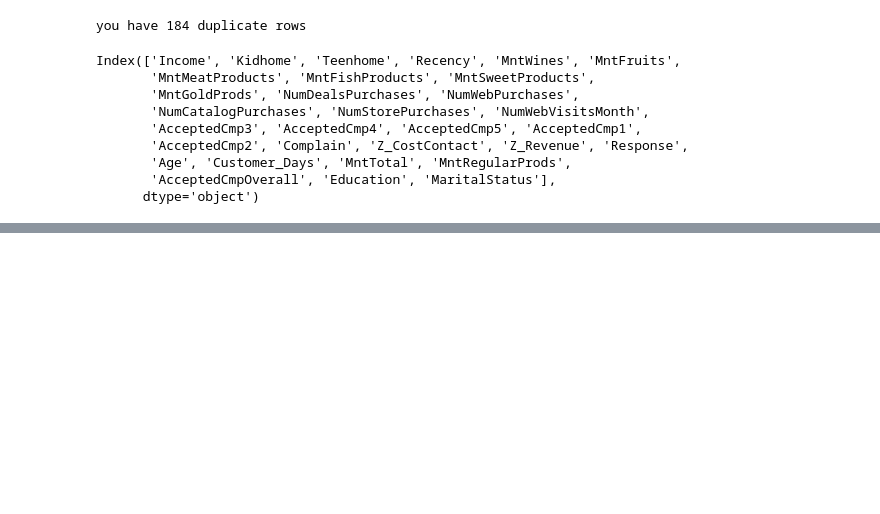
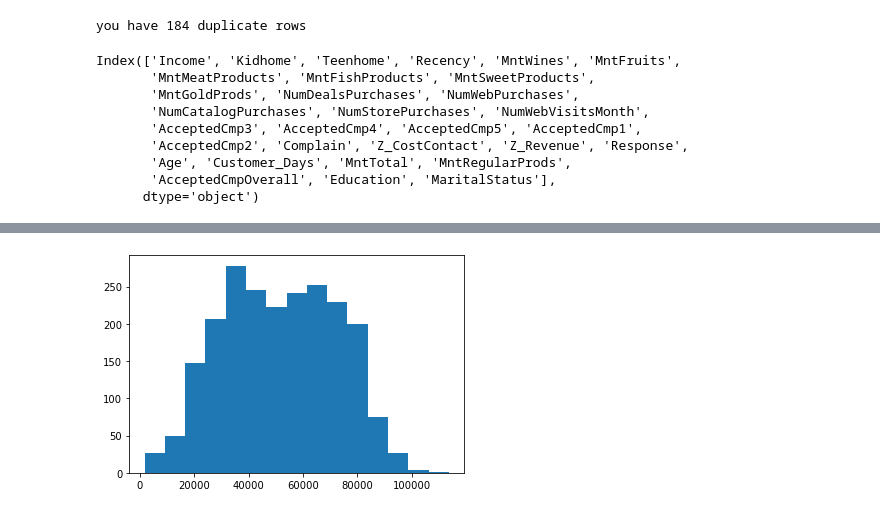
Before and after one commit to HMy2912/4ever18, a Jupyter notebook: Week 2/W2-D1.ipynb, the cells around one changed output, grey strips where cells are left out. Saved outputs shown, nothing was run; the diff lists cells and outputs as text; code cells hidden in the pictures; blank space fills up the shorter version.

```diff
--- a/Week 2/W2-D1.ipynb
+++ b/Week 2/W2-D1.ipynb
@@ -154,0 +165,5 @@ Index(['Income', 'Kidhome', 'Teenhome', 'Recency', 'MntWines', 'MntFruits',
+# %%
+plt.hist(df["Income"], bins=15)
+plt.show()
+# %% [output]
+[figure, added]
```
Also changed, not shown: parts of 13 cells of this notebook.
